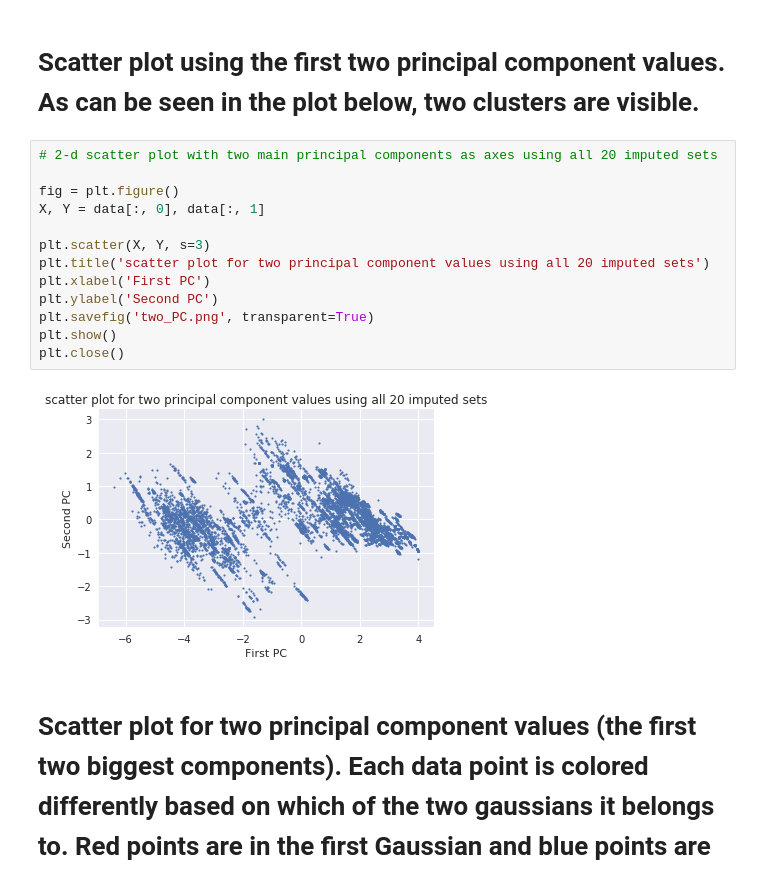
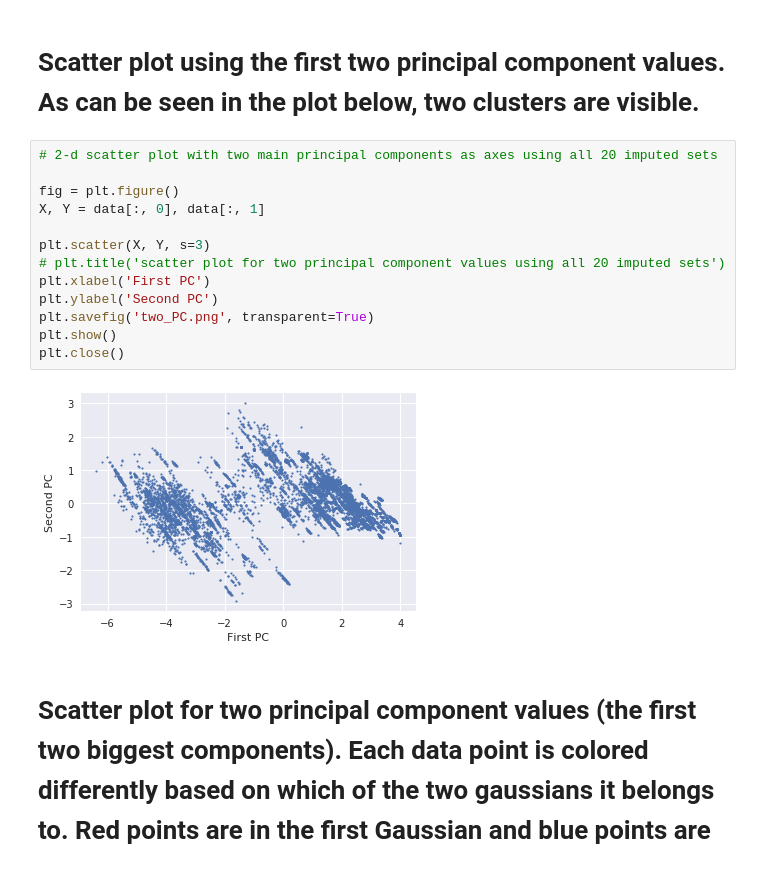
Before and after one commit to jaewshin/turchin, a Jupyter notebook: jupyter/histogram.ipynb, the cells around one changed output. Cells and saved outputs as stored; diff of their text form.

```diff
--- a/jupyter/histogram.ipynb
+++ b/jupyter/histogram.ipynb
@@ -609,18 +609,18 @@ plt.close()
 # %%
 # 2-d scatter plot with two main principal components as axes using all 20 imputed sets
 
 fig = plt.figure()
 X, Y = data[:, 0], data[:, 1]
 
 plt.scatter(X, Y, s=3)
-plt.title('scatter plot for two principal component values using all 20 imputed sets')
+# plt.title('scatter plot for two principal component values using all 20 imputed sets')
 plt.xlabel('First PC')
 plt.ylabel('Second PC')
 plt.savefig('two_PC.png', transparent=True)
 plt.show()
 plt.close()
 # %% [output]
-[figure, old version]
+[figure, new version]
 # %% [markdown]
 # Scatter plot for two principal component values (the first two biggest components). Each data point is colored differently based on which of the two gaussians it belongs to. Red points are in the first Gaussian and blue points are in the second Gaussian, with the second Gaussian having more weight than the first Gaussian
 # %%
```
Also changed, not shown: parts of 1 cell of this notebook, 4 other files.
